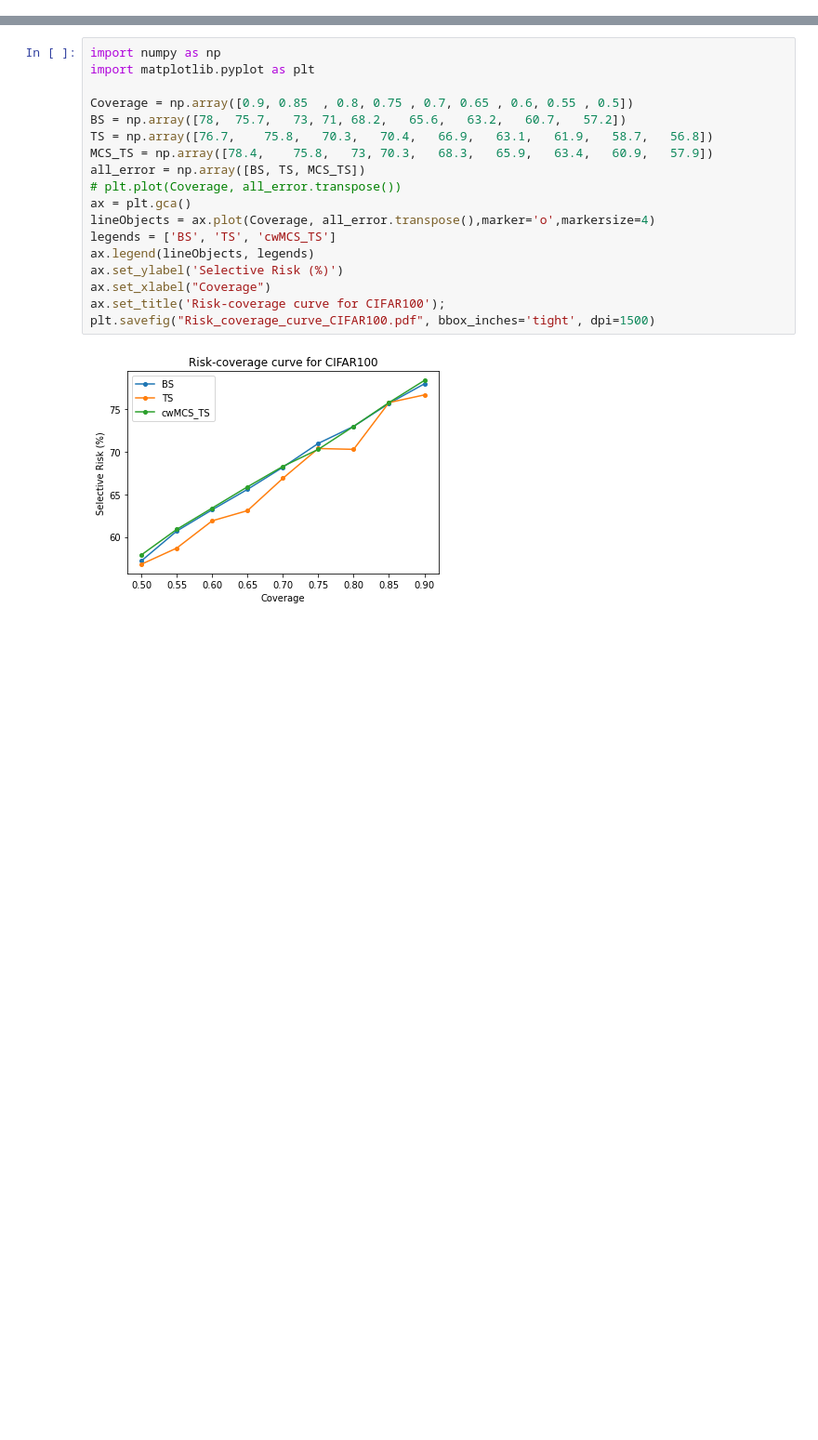
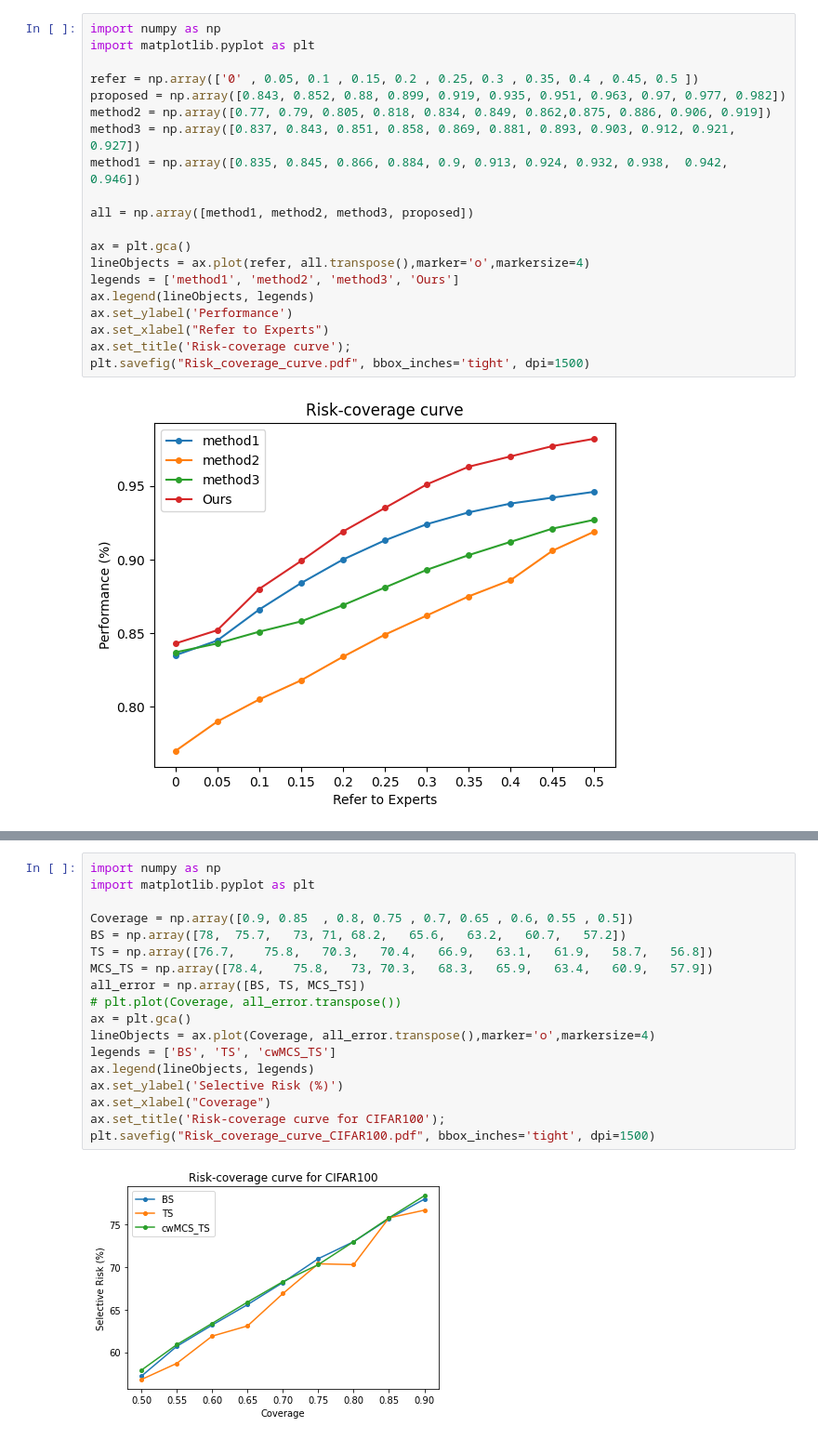
Before and after one commit to AoShuang92/PhD_tutorial, a Jupyter notebook: risk_coverage_curves.ipynb, the cells around one changed output, grey strips where cells are left out. Shown: that part at 93% size. Saved outputs shown, nothing was run; the diff lists cells and outputs as text; blank space fills up the shorter version.

```diff
--- a/risk_coverage_curves.ipynb
+++ b/risk_coverage_curves.ipynb
@@ -1,2 +1,24 @@
 # %% [markdown]
 <a href="https://colab.research.google.com/github/AoShuang92/PhD_tutorial/blob/main/risk_coverage_curves.ipynb" target="_parent"><img src="https://colab.research.google.com/assets/colab-badge.svg" alt="Open In Colab"/></a>
+# %%
+import numpy as np
+import matplotlib.pyplot as plt
+
+refer = np.array(['0' , 0.05, 0.1 , 0.15, 0.2 , 0.25, 0.3 , 0.35, 0.4 , 0.45, 0.5 ])
+proposed = np.array([0.843, 0.852, 0.88, 0.899, 0.919, 0.935, 0.951, 0.963, 0.97, 0.977, 0.982])
+method2 = np.array([0.77, 0.79, 0.805, 0.818, 0.834, 0.849, 0.862,0.875, 0.886, 0.906, 0.919])
+method3 = np.array([0.837, 0.843, 0.851, 0.858, 0.869, 0.881, 0.893, 0.903, 0.912, 0.921, 0.927])
+method1 = np.array([0.835, 0.845, 0.866, 0.884, 0.9, 0.913, 0.924, 0.932, 0.938,  0.942,  0.946])
+
+all = np.array([method1, method2, method3, proposed])
+
+ax = plt.gca()
+lineObjects = ax.plot(refer, all.transpose(),marker='o',markersize=4)
+legends = ['method1', 'method2', 'method3', 'Ours']
+ax.legend(lineObjects, legends)
+ax.set_ylabel('Performance')
+ax.set_xlabel("Refer to Experts")
+ax.set_title('Risk-coverage curve');
+plt.savefig("Risk_coverage_curve.pdf", bbox_inches='tight', dpi=1500)
+# %% [output]
+[figure, added]
```
Also changed, not shown: parts of 2 cells of this notebook.
